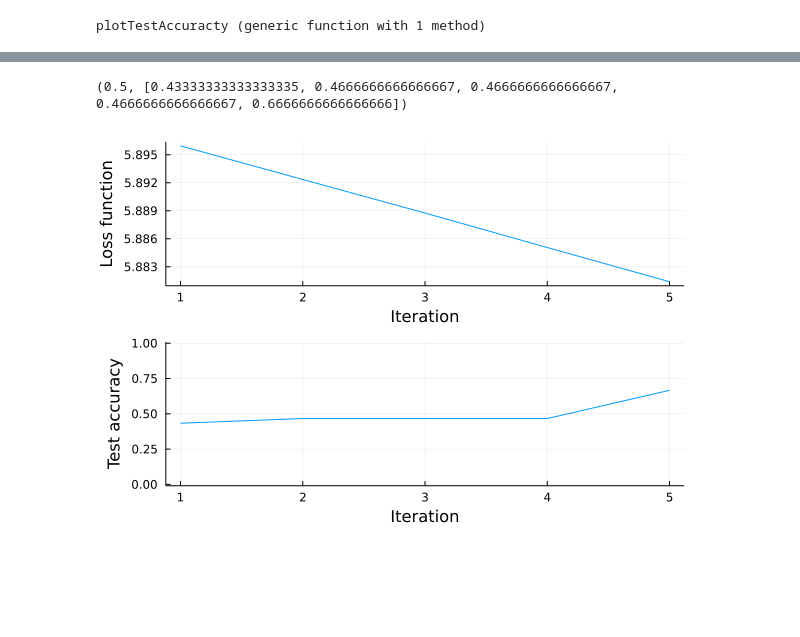
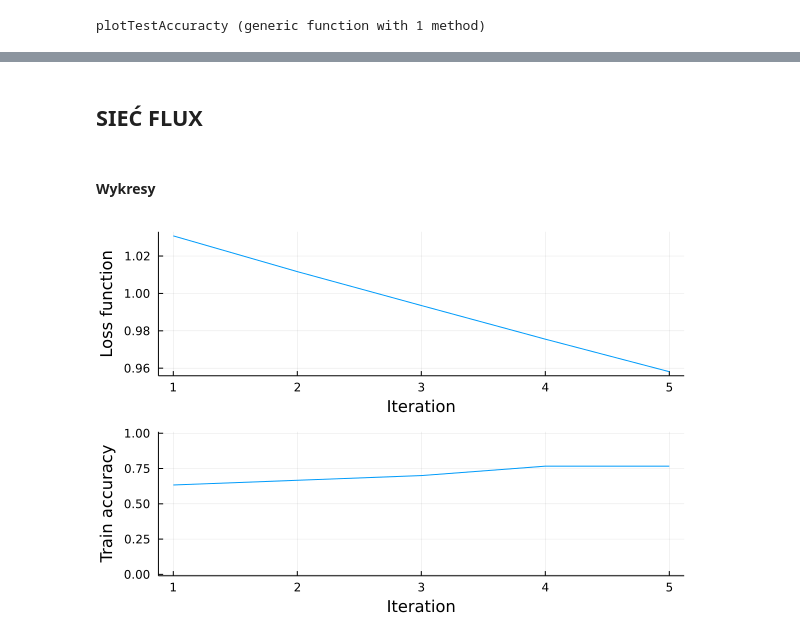
Before and after one commit to SebastianParzych/Custom-Julia-NN, a Jupyter notebook: main.ipynb, the cells around one changed output, grey strips where cells are left out. Cells and saved outputs as stored; diff of their text form; code cells hidden in the pictures; blank space fills up the shorter version.

```diff
--- a/main.ipynb
+++ b/main.ipynb
@@ -10,15 +13,18 @@ plotTestAccuracty (generic function with 1 method)
 # %%
 X_train, y_train, X_test, y_test, classes  = getPrepearedData()
 nothing
+# %% [markdown]
+## SIEĆ FLUX
 # %%
 include("nets/netFlux.jl")
 fluxNet, opt, loss, params = getDefaultFlux()
-fluxLossHistory, fluxAccuracyHistory = train(fluxNet, params, X_train, y_train, 5, opt, loss)
-fluxAccuracyVal = getFluxAccuracyVal(fluxAccuracyHistory)
-fluxAccuracyVal, fluxAccuracyHistory
+fluxLossHistory, fluxAccuracyTrainingHistory = train(fluxNet, params, X_train, y_train, 5, opt, loss)
+fluxAccuracyTrainingVal = getTrainingAccValFromHistory(fluxAccuracyTrainingHistory)
+fluxAccuracyTestHistory, fluxAccuracyTestVal = getFluxAccuracyValFromTest(fluxNet, X_test, y_test)
+nothing
-# %% [output]
-(0.5, [0.43333333333333335, 0.4666666666666667, 0.4666666666666667, 0.4666666666666667, 0.6666666666666666])
-# %%
-plotLossAccuracu(fluxLossHistory, fluxAccuracyHistory)
-# %% [output]
-[figure, removed]
+# %% [markdown]
+#### Wykresy
+# %%
+plotLossAccuracy(fluxLossHistory, fluxAccuracyTrainingHistory)
+# %% [output]
+[figure, added]
```
Also changed, not shown: parts of 17 cells of this notebook, 8 other files.
